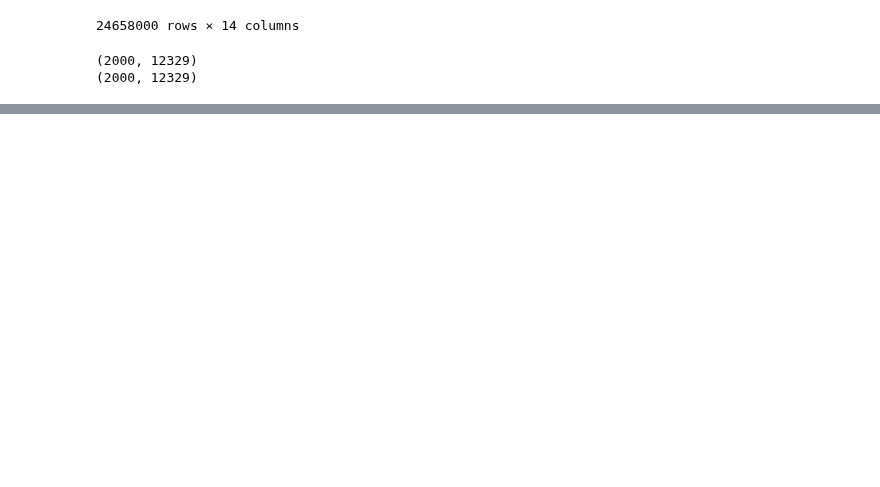
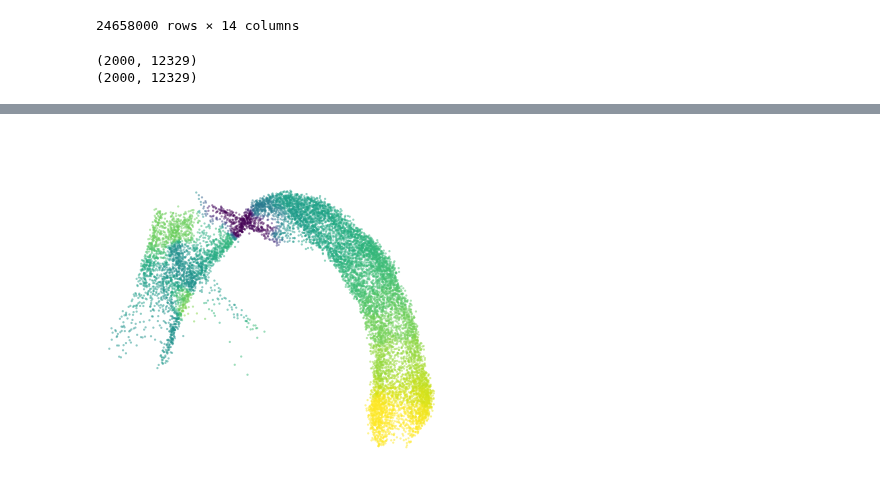
Before and after one commit to GuangyuWangLab2021/cellDancer, a Jupyter notebook: analysis/Gastrulation_main_function.ipynb, the cells around one changed output, grey strips where cells are left out. Saved outputs shown, nothing was run; the diff lists cells and outputs as text; code cells hidden in the pictures; blank space fills up the shorter version.

Commit message:
update pseudotime

```diff
--- a/analysis/Gastrulation_main_function.ipynb
+++ b/analysis/Gastrulation_main_function.ipynb
@@ -121,0 +160,9 @@ plt.show()
+# %%
+fig, ax = plt.subplots(figsize=(6,6))
+clusters = load_cellDancer['clusters'].drop_duplicates().to_list()
+cdplt.cell.scatter_cell(ax,load_cellDancer, colors='pseudotime', alpha=0.5,
+             gene_name=gene, velocity=False, custom_xlim=(-5,11), custom_ylim=(4,18))
+ax.axis('off')
+plt.show()
+# %% [output]
+[figure, added]
```
Also changed, not shown: parts of 7 cells of this notebook, 1 other file.
